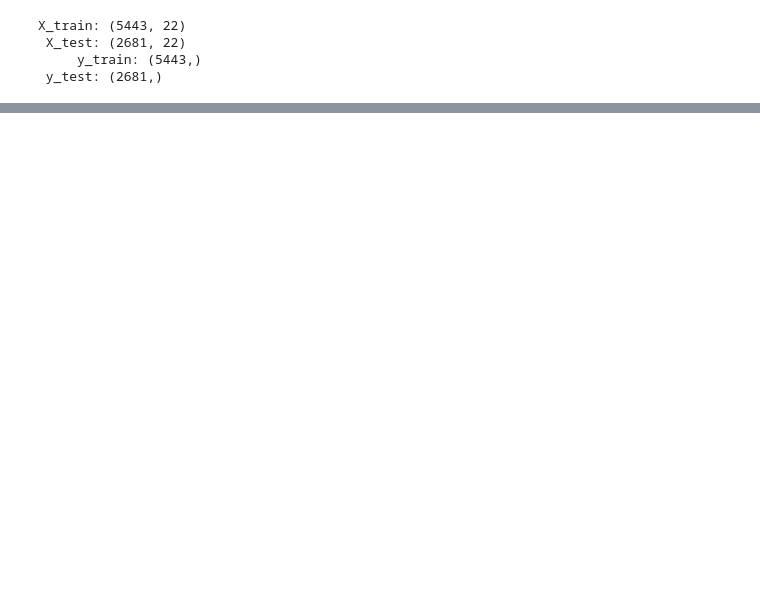
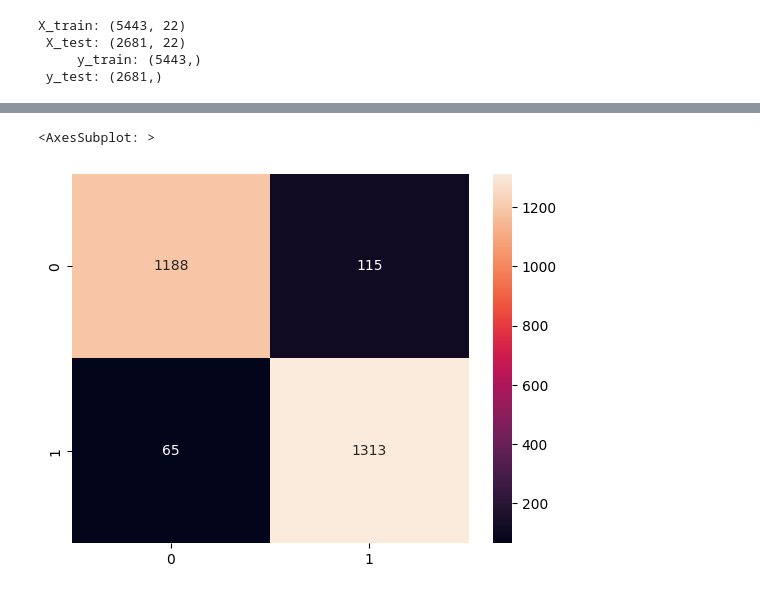
Before and after one commit to noski927/kaggle_mushrooms, a Jupyter notebook: mushrooms_classifier.ipynb, the cells around one changed output, grey strips where cells are left out. Drawn from its saved outputs; the diff is of its cells as text; code cells hidden in the pictures; blank space fills up the shorter version.

```diff
--- a/mushrooms_classifier.ipynb
+++ b/mushrooms_classifier.ipynb
@@ -161,0 +129,6 @@ f1_score(y_test, clf.predict(X_test))
+# %%
+cm = confusion_matrix(mc.y_test, model.predict(X_test))
+sns.heatmap(cm, annot=True, fmt="d")
+# %% [output]
+<AxesSubplot: >
+[figure, added]
```
Also changed, not shown: parts of 14 cells of this notebook, 4 other files.
